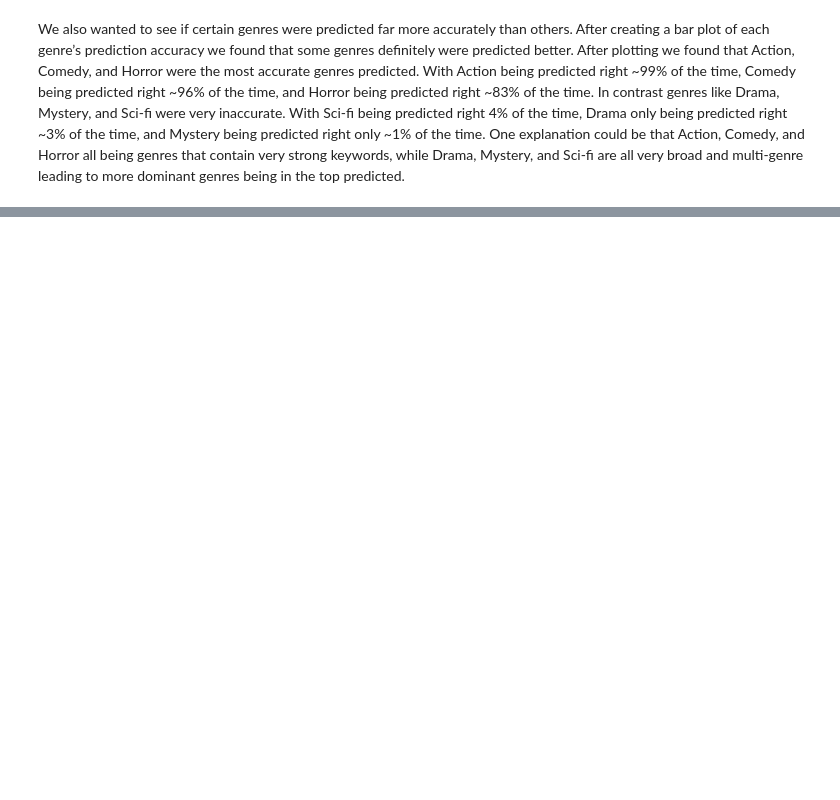
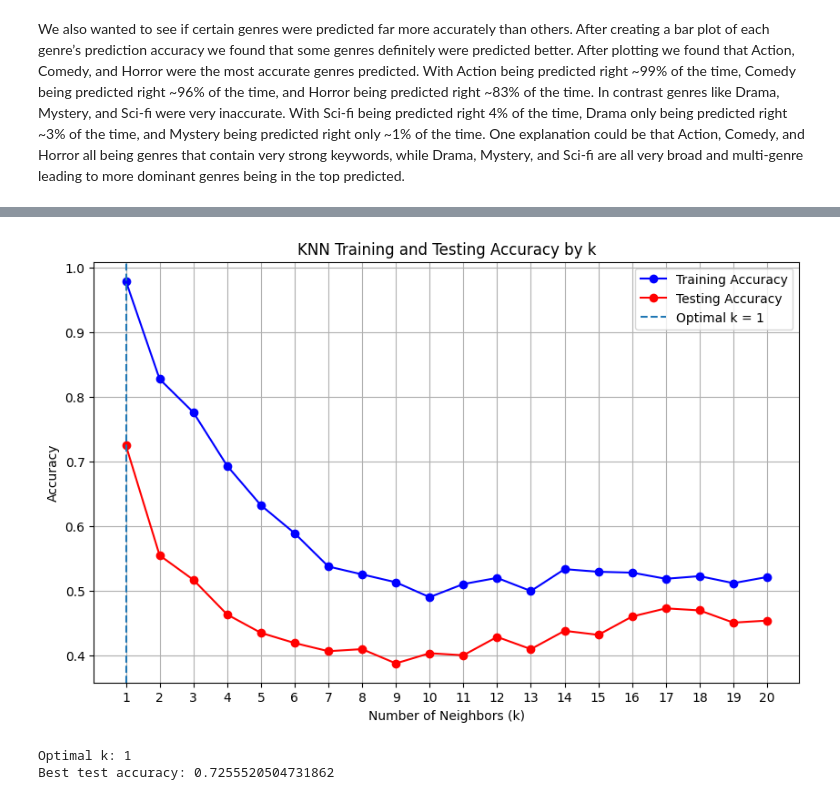
Before and after one commit to ariklee2/cs105-final-project, a Jupyter notebook: Web-Scraping-Movies.ipynb, the cells around one changed output, grey strips where cells are left out. Cells and saved outputs as stored; diff of their text form; code cells hidden in the pictures; blank space fills up the shorter version.

```diff
--- a/Web-Scraping-Movies.ipynb
+++ b/Web-Scraping-Movies.ipynb
@@ -586,29 +606,33 @@ plt.show()
 # %%
 k_values = range(1, 21)
 train_accuracies_knn = []
 test_accuracies_knn = []
 
 for k in k_values:
     knn = KNeighborsClassifier(n_neighbors=k)
     knn.fit(X_train, y_train)
 
     train_accuracies_knn.append(knn.score(X_train, y_train))
     test_accuracies_knn.append(knn.score(X_test, y_test))
 
 optimal_k = k_values[np.argmax(test_accuracies_knn)]
 
 plt.figure(figsize=(10, 6))
-plt.plot(k_values, train_accuracies_knn, marker="o", label="Training Accuracy")
-plt.plot(k_values, test_accuracies_knn, marker="o", label="Testing Accuracy")
+plt.plot(k_values, train_accuracies_knn, label="Training Accuracy", color = "blue", marker = "o")
+plt.plot(k_values, test_accuracies_knn, label="Testing Accuracy", color = "red", marker = "o")
 plt.axvline(optimal_k, linestyle="--", label=f"Optimal k = {optimal_k}")
 
 plt.xlabel("Number of Neighbors (k)")
 plt.ylabel("Accuracy")
 plt.title("KNN Training and Testing Accuracy by k")
 plt.xticks(list(k_values))
 plt.legend()
 plt.grid(True)
 plt.show()
 
 print("Optimal k:", optimal_k)
 print("Best test accuracy:", max(test_accuracies_knn))
+# %% [output]
+[figure, added]
+Optimal k: 1
+Best test accuracy: 0.7255520504731862
```
Also changed, not shown: parts of 8 cells of this notebook.
